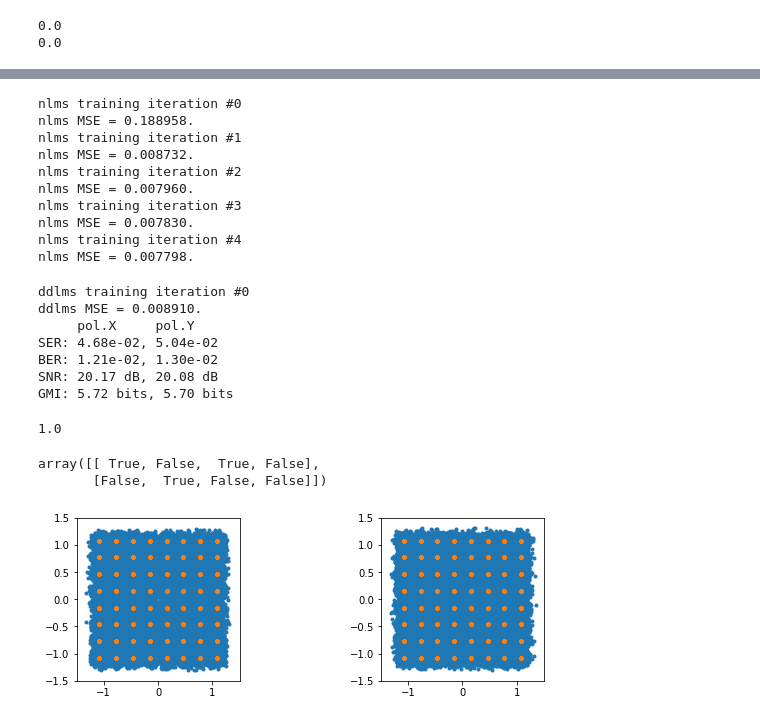
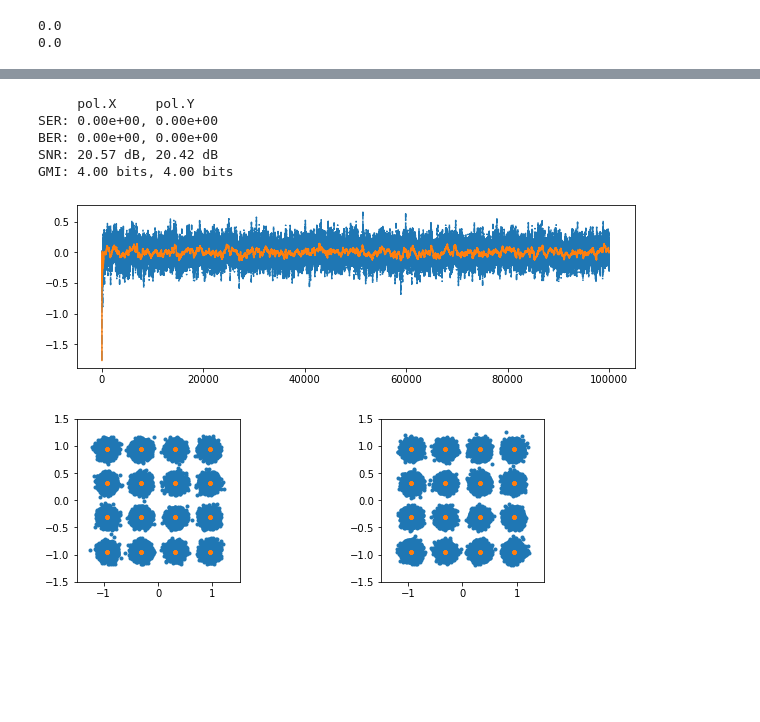
Before and after one commit to edsonportosilva/OptiCommPy, a Jupyter notebook: jupyter notebooks/Adaptive equalization.ipynb, the cells around one changed output, grey strips where cells are left out. Drawn from its saved outputs; the diff is of its cells as text; code cells hidden in the pictures; blank space fills up the shorter version.

```diff
--- a/jupyter notebooks/Adaptive equalization.ipynb
+++ b/jupyter notebooks/Adaptive equalization.ipynb
@@ -123,7 +123,7 @@ total WDM signal power: 7.99 dBm
 # %% [markdown]
 **Nonlinear fiber propagation with the split-step Fourier method**
 # %%
-linearChannel = Fa
+linearChannel = True
 
 # optical channel parameters
 paramCh = parameters()
@@ -177,9 +177,9 @@ print('Demodulating channel #%d , fc: %.4f THz, λ: %.4f nm\n'\
 symbTx = transmSymbols[:,:,chIndex]
 
 # local oscillator (LO) parameters:
-FO      = 0*64e6                  # frequency offset
+FO      = 0*64e6                # frequency offset
 Δf_lo   = freqGrid[chIndex]+FO  # downshift of the channel to be demodulated
-lw      = 0*100e3               # linewidth
+lw      = 100e3                 # linewidth
 Plo_dBm = 10                    # power in dBm
 Plo     = 10**(Plo_dBm/10)*1e-3 # power in W
 ϕ_lo    = 0                     # initial phase in rad
@@ -284,35 +342,14 @@ d = d.reshape(len(d),2)/np.sqrt(signal_power(d))
 # %%
-M = 64
+constSymb  = mod.constellation/np.sqrt(mod.Es)
+y_CPR, ϕ, θ = cpr(y_EQ, 80, constSymb, d, pilotInd=np.arange(0,len(y_EQ), 50))
 
-paramEq = parameters()
-paramEq.nTaps = 35
-paramEq.SpS   = 2
-paramEq.mu    = 5e-3
-paramEq.numIter = 5
-paramEq.storeCoeff = False
-paramEq.alg   = ['nlms']
-paramEq.M     = M
-paramEq.L = [20000]
+plt.plot(ϕ[:,1],'-.', θ[:,1],'-')
 
-y_EQ, H, errSq, Hiter = mimoAdaptEqualizer(x, dx=d, paramEq=paramEq)
+discard = 2000
+ind = np.arange(discard, d.shape[0]-discard)
 
-paramEq.mu    = 1e-3
-paramEq.numIter = 1
-paramEq.alg   = ['ddlms']
-paramEq.H = H
-paramEq.L = [int(x.shape[0]/paramEq.SpS)]
-
-y_EQ, H, errSq, Hiter = mimoAdaptEqualizer(x, dx=d, paramEq=paramEq)
-
-# y_EQ, H, errSq, Hiter = mimoAdaptEqualizer(np.matlib.repmat(x,1,3),\
-#                                            dx=np.matlib.repmat(d,1,3),\
-#                                            paramEq=paramEq)
-
-discard = 1000
-ind = np.arange(discard, d.shape[0]-discard)
-mod = QAMModem(m=M)
-BER, SER, SNR = fastBERcalc(y_EQ[ind,:], d[ind,:], mod)
-GMI,_    = monteCarloGMI(y_EQ[ind,:], d[ind,:], mod)
+BER, SER, SNR = fastBERcalc(y_CPR[ind,:], d[ind,:], mod)
+GMI,_    = monteCarloGMI(y_CPR[ind,:], d[ind,:], mod)
 
 print('     pol.X     pol.Y      ')
 print('SER: %.2e, %.2e'%(SER[0], SER[1]))
@@ -320,49 +357,29 @@ print('BER: %.2e, %.2e'%(BER[0], BER[1]))
 print('SNR: %.2f dB, %.2f dB'%(SNR[0], SNR[1]))
 print('GMI: %.2f bits, %.2f bits'%(GMI[0], GMI[1]))
 # %% [output]
-nlms training iteration #0
-nlms MSE = 0.188958.
-nlms training iteration #1
-nlms MSE = 0.008732.
-nlms training iteration #2
-nlms MSE = 0.007960.
-nlms training iteration #3
-nlms MSE = 0.007830.
-nlms training iteration #4
-nlms MSE = 0.007798.
+     pol.X     pol.Y
+SER: 0.00e+00, 0.00e+00
+BER: 0.00e+00, 0.00e+00
+SNR: 20.57 dB, 20.42 dB
+GMI: 4.00 bits, 4.00 bits
-ddlms training iteration #0
-ddlms MSE = 0.008910.
-     pol.X     pol.Y
-SER: 4.68e-02, 5.04e-02
-BER: 1.21e-02, 1.30e-02
-SNR: 20.17 dB, 20.08 dB
-GMI: 5.72 bits, 5.70 bits
+[figure, added]
-# %%
-np.mean(np.sum(np.logical_xor([0,0,1,0,1,0,1,1], [1,0,0,0,1,1,1,1]).reshape(-1,4), axis=1)>0)
-# %% [output]
-1.0
-# %%
-np.logical_xor([0,0,1,0,1,0,1,1], [1,0,0,0,1,1,1,1]).reshape(-1,4)
-# %% [output]
-array([[ True, False,  True, False],
-       [False,  True, False, False]])
 # %%
 fig, (ax1, ax2) = plt.subplots(1, 2)
 discard = 1000
 
-ax1.plot(y_EQ[discard:-discard,0].real, y_EQ[discard:-discard,0].imag,'.')
+ax1.plot(y_CPR[discard:-discard,0].real, y_CPR[discard:-discard,0].imag,'.')
 ax1.plot(d[:,0].real, d[:,0].imag,'.')
 ax1.axis('square')
 ax1.set_xlim(-1.5, 1.5)
 ax1.set_ylim(-1.5, 1.5)
 
-ax2.plot(y_EQ[discard:-discard,1].real, y_EQ[discard:-discard,1].imag,'.')
+ax2.plot(y_CPR[discard:-discard,1].real, y_CPR[discard:-discard,1].imag,'.')
 ax2.plot(d[:,1].real, d[:,1].imag,'.')
 ax2.axis('square')
 ax2.set_xlim(-1.5, 1.5)
 ax2.set_ylim(-1.5, 1.5);
 # %% [output]
-[figure, old version]
+[figure, new version]
 # %%
 fig, (ax1, ax2) = plt.subplots(1, 2)
 discard = 1
```
Also changed, not shown: parts of 16 cells of this notebook, 1 other file.
